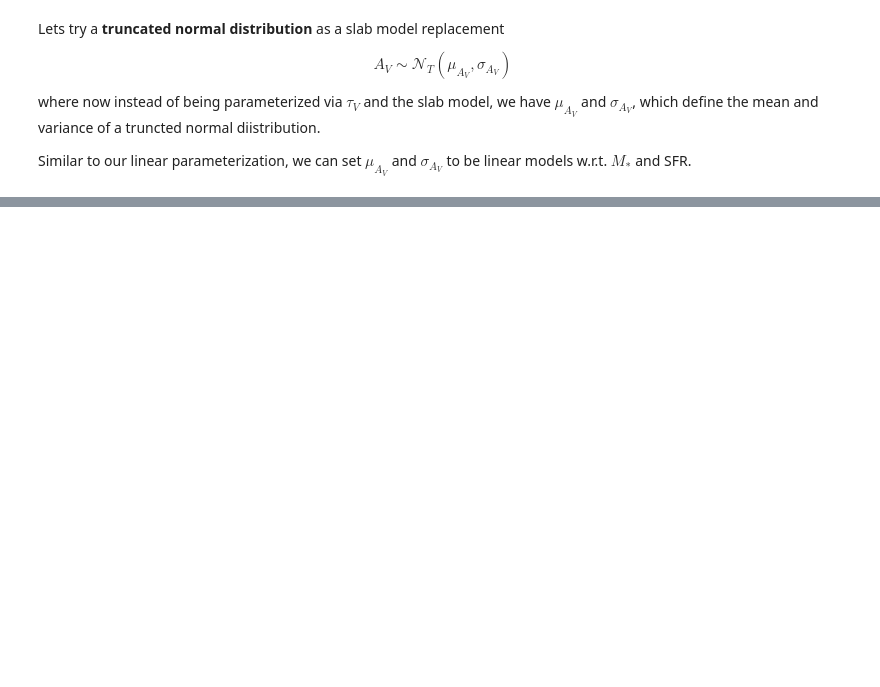
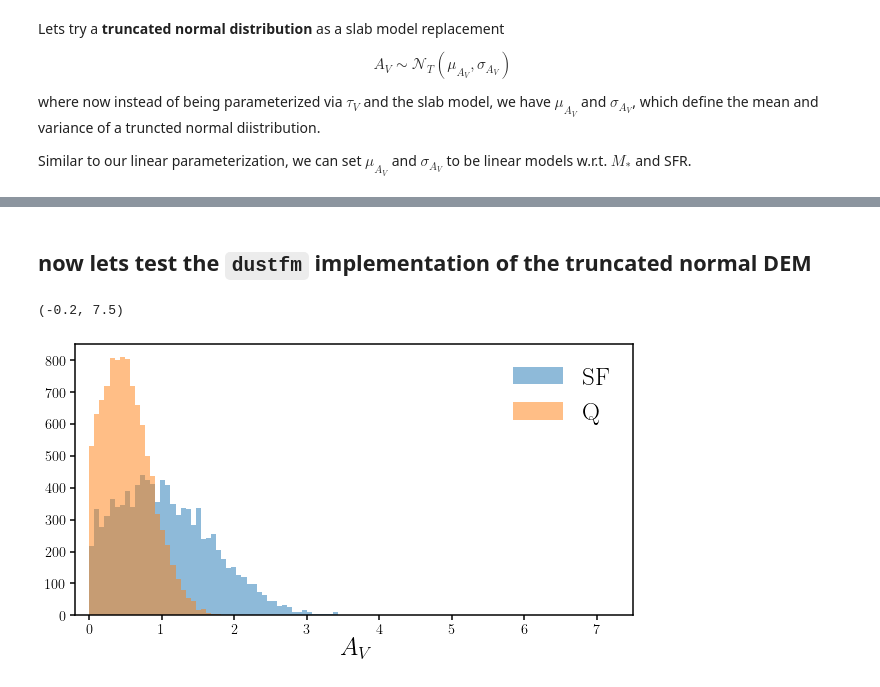
Before and after one commit to IQcollaboratory/galpopFM, a Jupyter notebook: nb/slab_model_replace.ipynb, the cells around one changed output, grey strips where cells are left out. Cells and saved outputs as stored; diff of their text form; code cells hidden in the pictures; blank space fills up the shorter version.

Commit message:
tested dustfm truncated normal DEM

```diff
--- a/nb/slab_model_replace.ipynb
+++ b/nb/slab_model_replace.ipynb
@@ -86,0 +87,2 @@ sub.set_xlim(-0.2, 7.5)
+# %% [markdown]
+## now lets test the `dustfm` implementation of the truncated normal DEM
@@ -86,0 +91,28 @@ sub.set_xlim(-0.2, 7.5)
+# %%
+T_lam_sf = [dustFM.DEM_tnorm_noll_msfr(np.array([0., 0., 1., 0., 0., 1., 0., 0., 0., 0., 0., 1.]),
+                           np.linspace(3e3, 1e4, 7000),
+                           np.ones(7000),
+                           10.,
+                           0.,
+                           nebular=False) for i in range(10000)]
+A_lam_sf = np.log10(T_lam_sf)/-0.4
+
+T_lam_q = [dustFM.DEM_tnorm_noll_msfr(np.array([0., 0., 0.5, 0., 0., 0.5, 0., 0., 0., 0., 0., 1.]),
+                           np.linspace(3e3, 1e4, 7000),
+                           np.ones(7000),
+                           10.,
+                           0.,
+                           nebular=False) for i in range(10000)]
+A_lam_q = np.log10(T_lam_q)/-0.4
+# %%
+fig = plt.figure(figsize=(10,5))
+sub = fig.add_subplot(111)
+
+_ = sub.hist(np.array(A_lam_sf[:,2500]), range=(0., 7), bins=100, alpha=0.5, color='C0', label=r'SF')
+_ = sub.hist(np.array(A_lam_q[:,2500]), range=(0., 7), bins=100, alpha=0.5, color='C1', label=r'Q')
+sub.legend(loc='upper right', fontsize=25)
+sub.set_xlabel('$A_V$', fontsize=25)
+sub.set_xlim(-0.2, 7.5)
+# %% [output]
+(-0.2, 7.5)
+[figure, added]
```
Also changed, not shown: parts of 3 cells of this notebook.
